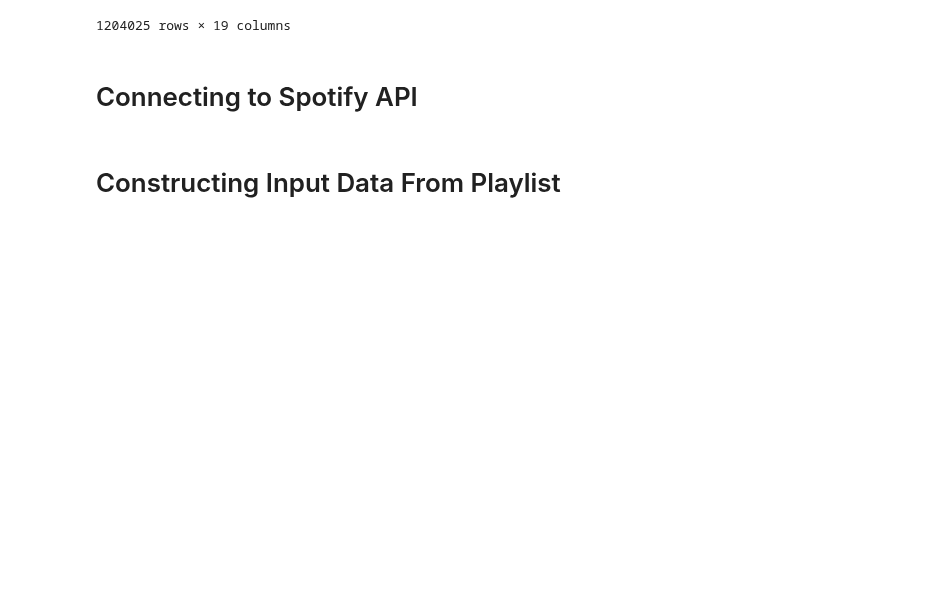
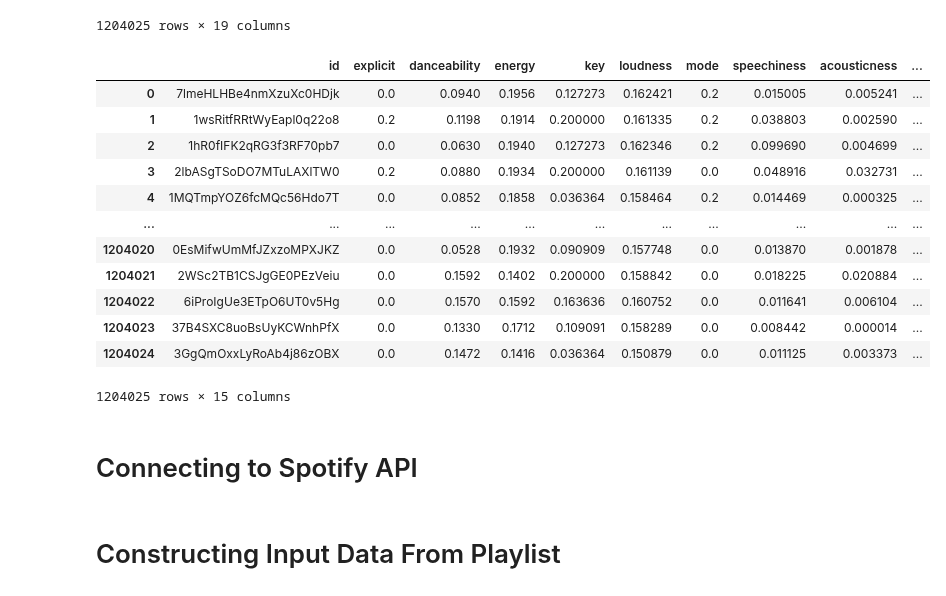
Before and after one commit to RohitValiveti/music-discovery, a Jupyter notebook: model/model.ipynb, the cells around one changed output. Drawn from its saved outputs; the diff is of its cells as text; code cells hidden in the pictures; blank space fills up the shorter version.

```diff
--- a/model/model.ipynb
+++ b/model/model.ipynb
@@ -38,3 +31,42 @@ def create_vectors():
+# %%
+from sklearn.preprocessing import MinMaxScaler
+
+def create_feature_vectores(all_tracks_df):
+    """
+    Creates feature vector for each song in all_tracks_df.
+
+    Parameters:
+    - all_tracks_df: consists of all tracks in the used dataset, mimicking the "spotify db"
+    Returns:
+    - dataframe consisting of each track id, and their feature vector normalized.
+    """
+
+    # seperate feature columns and id column
+    features_only_df = all_tracks_df.drop(['name','album','artists','artist_ids', 'id'],axis=1).reset_index(drop = True)
+    id_df = all_tracks_df[['id']]
+
+    scaler = MinMaxScaler()
+    features_scaled = pd.DataFrame(scaler.fit_transform(features_only_df), columns=features_only_df.columns) * 0.2
+
+    final_df = pd.concat([id_df, features_scaled], axis = 1)
+    return final_df
+# %%
+full_feature_set_df = create_feature_vectores(all_tracks_df)
+full_feature_set_df
+# %% [output]
+|  | id | explicit | danceability | energy | key | loudness | mode | speechiness | acousticness | ... |
+| 0 | 7lmeHLHBe4nmXzuXc0HDjk | 0.0 | 0.0940 | 0.1956 | 0.127273 | 0.162421 | 0.2 | 0.015005 | 0.005241 | ... |
+| 1 | 1wsRitfRRtWyEapl0q22o8 | 0.2 | 0.1198 | 0.1914 | 0.200000 | 0.161335 | 0.2 | 0.038803 | 0.002590 | ... |
+| 2 | 1hR0fIFK2qRG3f3RF70pb7 | 0.0 | 0.0630 | 0.1940 | 0.127273 | 0.162346 | 0.2 | 0.099690 | 0.004699 | ... |
+| 3 | 2lbASgTSoDO7MTuLAXlTW0 | 0.2 | 0.0880 | 0.1934 | 0.200000 | 0.161139 | 0.0 | 0.048916 | 0.032731 | ... |
+| 4 | 1MQTmpYOZ6fcMQc56Hdo7T | 0.0 | 0.0852 | 0.1858 | 0.036364 | 0.158464 | 0.2 | 0.014469 | 0.000325 | ... |
+| ... | ... | ... | ... | ... | ... | ... | ... | ... | ... | ... |
+| 1204020 | 0EsMifwUmMfJZxzoMPXJKZ | 0.0 | 0.0528 | 0.1932 | 0.090909 | 0.157748 | 0.0 | 0.013870 | 0.001878 | ... |
+| 1204021 | 2WSc2TB1CSJgGE0PEzVeiu | 0.0 | 0.1592 | 0.1402 | 0.200000 | 0.158842 | 0.0 | 0.018225 | 0.020884 | ... |
+| 1204022 | 6iProIgUe3ETpO6UT0v5Hg | 0.0 | 0.1570 | 0.1592 | 0.163636 | 0.160752 | 0.0 | 0.011641 | 0.006104 | ... |
+| 1204023 | 37B4SXC8uoBsUyKCWnhPfX | 0.0 | 0.1330 | 0.1712 | 0.109091 | 0.158289 | 0.0 | 0.008442 | 0.000014 | ... |
+| 1204024 | 3GgQmOxxLyRoAb4j86zOBX | 0.0 | 0.1472 | 0.1416 | 0.036364 | 0.150879 | 0.0 | 0.011125 | 0.003373 | ... |
+1204025 rows × 15 columns
 # %% [markdown]
 # Connecting to Spotify API
 # %%
```
Also changed, not shown: parts of 13 cells of this notebook.
